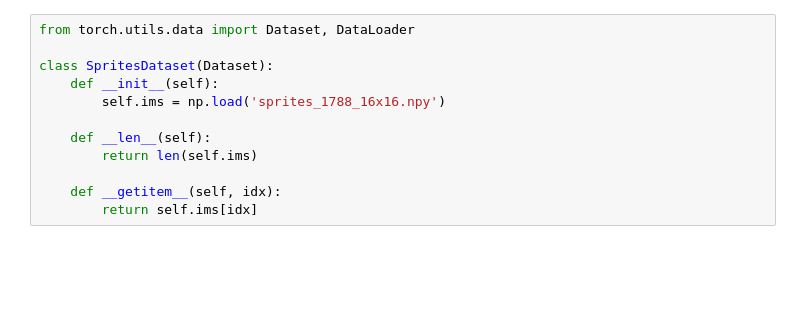
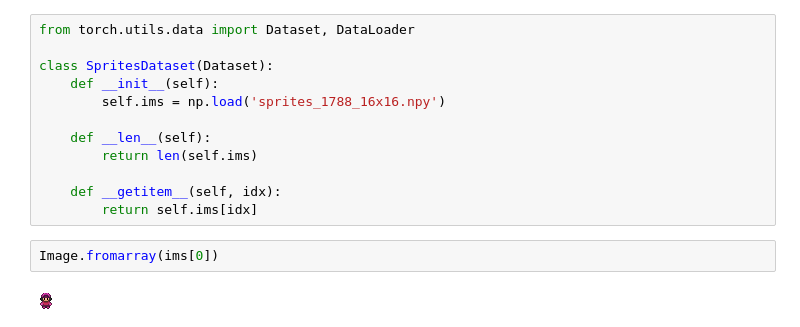
Before and after one commit to lalith-AE30/nano-diffusion, a Jupyter notebook: testbench.ipynb, the cells around one changed output. Drawn from its saved outputs; the diff is of its cells as text; blank space fills up the shorter version.

```diff
--- a/testbench.ipynb
+++ b/testbench.ipynb
@@ -29,3 +29,7 @@ class SpritesDataset(Dataset):
 
     def __getitem__(self, idx):
         return self.ims[idx]
+# %%
+Image.fromarray(ims[0])
+# %% [output]
+[figure, added]
```
Also changed, not shown: 12 other files.
